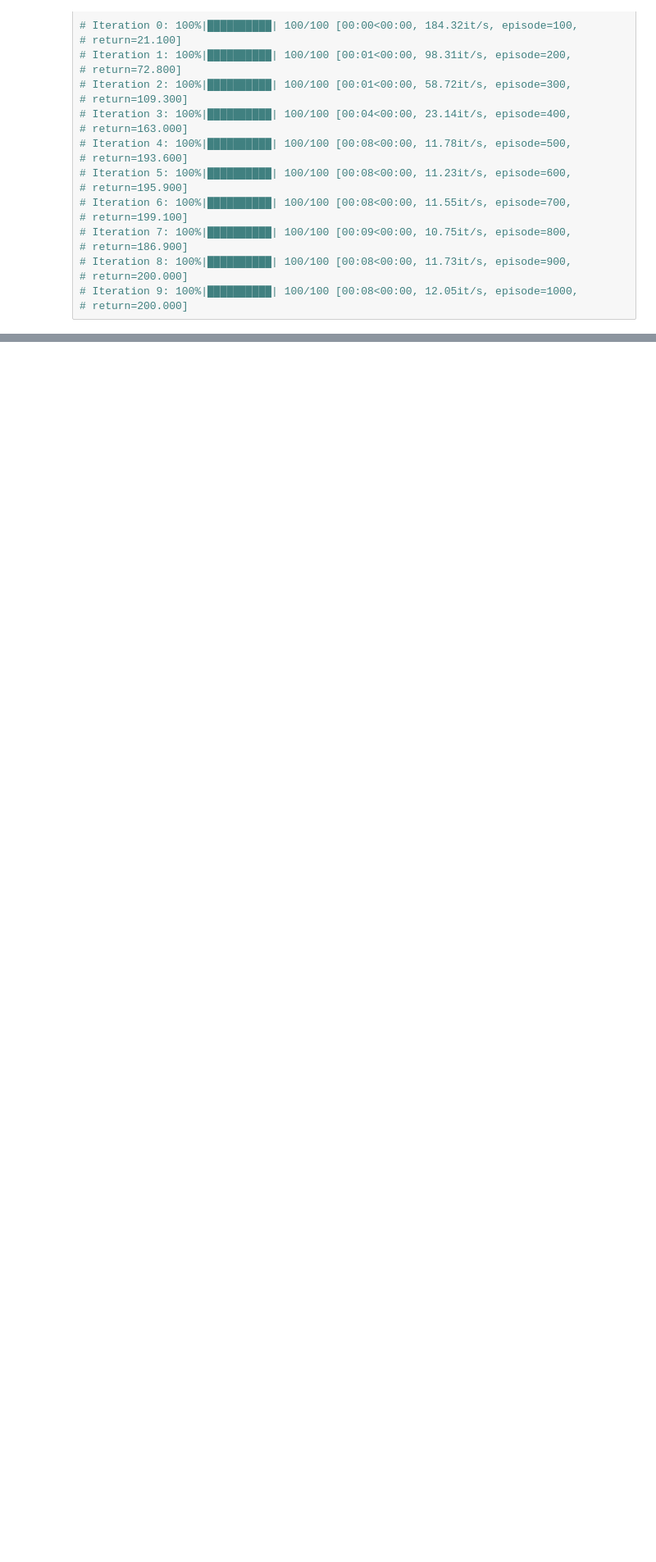
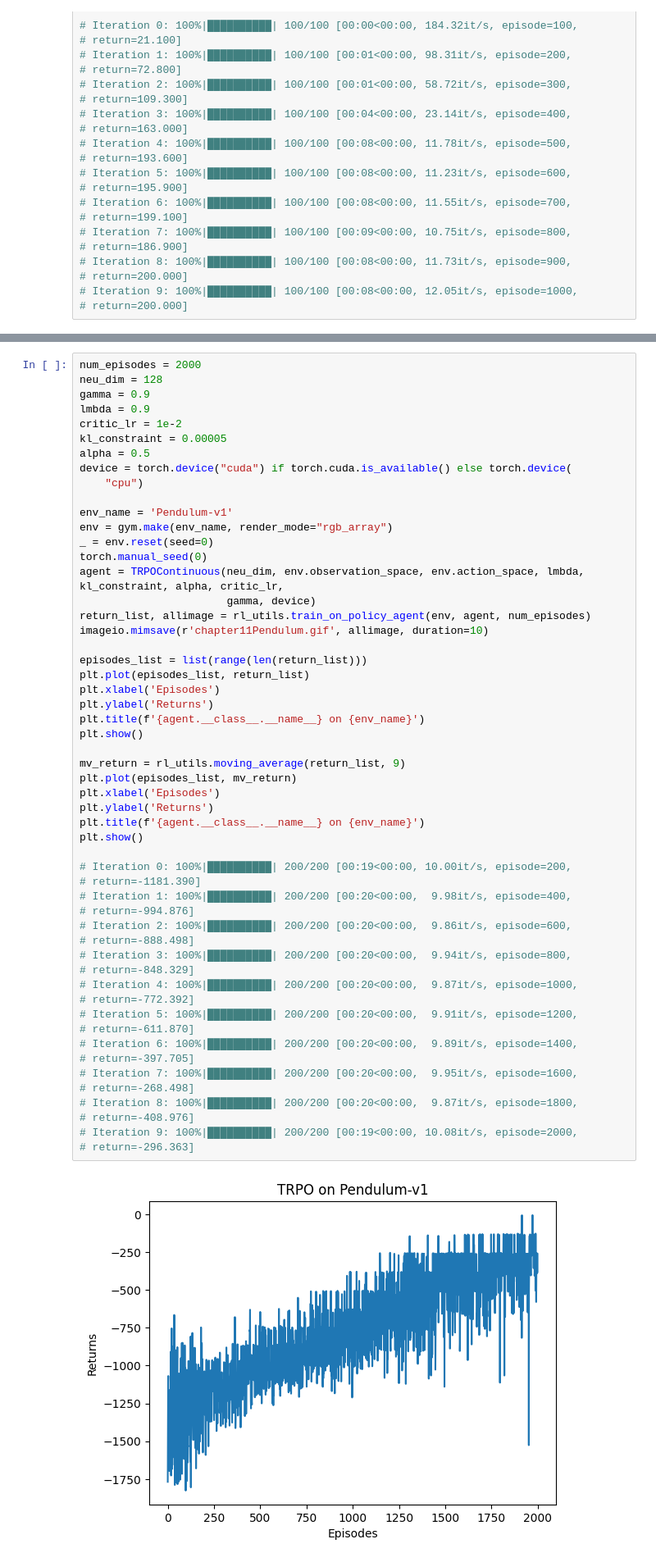
Before and after one commit to lanceyliao/Hands-on-RL, a Jupyter notebook: 合集.ipynb, the cells around one changed output, grey strips where cells are left out. Shown at 82% size. Cells and saved outputs as stored; diff of their text form; blank space fills up the shorter version.

```diff
--- a/合集.ipynb
+++ b/合集.ipynb
@@ -2719,0 +3242,56 @@ plt.show()
+# %%
+num_episodes = 2000
+neu_dim = 128
+gamma = 0.9
+lmbda = 0.9
+critic_lr = 1e-2
+kl_constraint = 0.00005
+alpha = 0.5
+device = torch.device("cuda") if torch.cuda.is_available() else torch.device(
+    "cpu")
+
+env_name = 'Pendulum-v1'
+env = gym.make(env_name, render_mode="rgb_array")
+_ = env.reset(seed=0)
+torch.manual_seed(0)
+agent = TRPOContinuous(neu_dim, env.observation_space, env.action_space, lmbda, kl_constraint, alpha, critic_lr,
+                       gamma, device)
+return_list, allimage = rl_utils.train_on_policy_agent(env, agent, num_episodes)
+imageio.mimsave(r'chapter11Pendulum.gif', allimage, duration=10)
+
+episodes_list = list(range(len(return_list)))
+plt.plot(episodes_list, return_list)
+plt.xlabel('Episodes')
+plt.ylabel('Returns')
+plt.title(f'{agent.__class__.__name__} on {env_name}')
+plt.show()
+
+mv_return = rl_utils.moving_average(return_list, 9)
+plt.plot(episodes_list, mv_return)
+plt.xlabel('Episodes')
+plt.ylabel('Returns')
+plt.title(f'{agent.__class__.__name__} on {env_name}')
+plt.show()
+
+# Iteration 0: 100%|██████████| 200/200 [00:19<00:00, 10.00it/s, episode=200,
+# return=-1181.390]
+# Iteration 1: 100%|██████████| 200/200 [00:20<00:00,  9.98it/s, episode=400,
+# return=-994.876]
+# Iteration 2: 100%|██████████| 200/200 [00:20<00:00,  9.86it/s, episode=600,
+# return=-888.498]
+# Iteration 3: 100%|██████████| 200/200 [00:20<00:00,  9.94it/s, episode=800,
+# return=-848.329]
+# Iteration 4: 100%|██████████| 200/200 [00:20<00:00,  9.87it/s, episode=1000,
+# return=-772.392]
+# Iteration 5: 100%|██████████| 200/200 [00:20<00:00,  9.91it/s, episode=1200,
+# return=-611.870]
+# Iteration 6: 100%|██████████| 200/200 [00:20<00:00,  9.89it/s, episode=1400,
+# return=-397.705]
+# Iteration 7: 100%|██████████| 200/200 [00:20<00:00,  9.95it/s, episode=1600,
+# return=-268.498]
+# Iteration 8: 100%|██████████| 200/200 [00:20<00:00,  9.87it/s, episode=1800,
+# return=-408.976]
+# Iteration 9: 100%|██████████| 200/200 [00:19<00:00, 10.08it/s, episode=2000,
+# return=-296.363]
+# %% [output]
+[figure, added]
```
Also changed, not shown: parts of 11 cells of this notebook, 5 other files.
